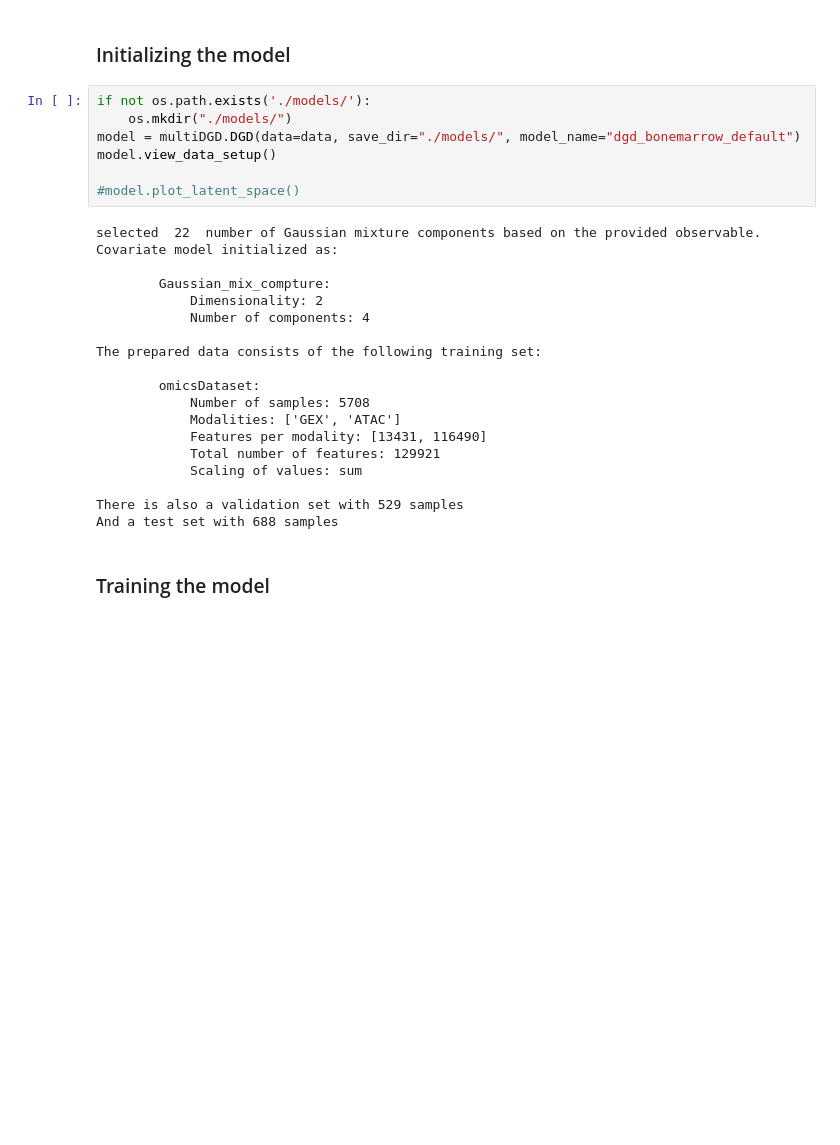
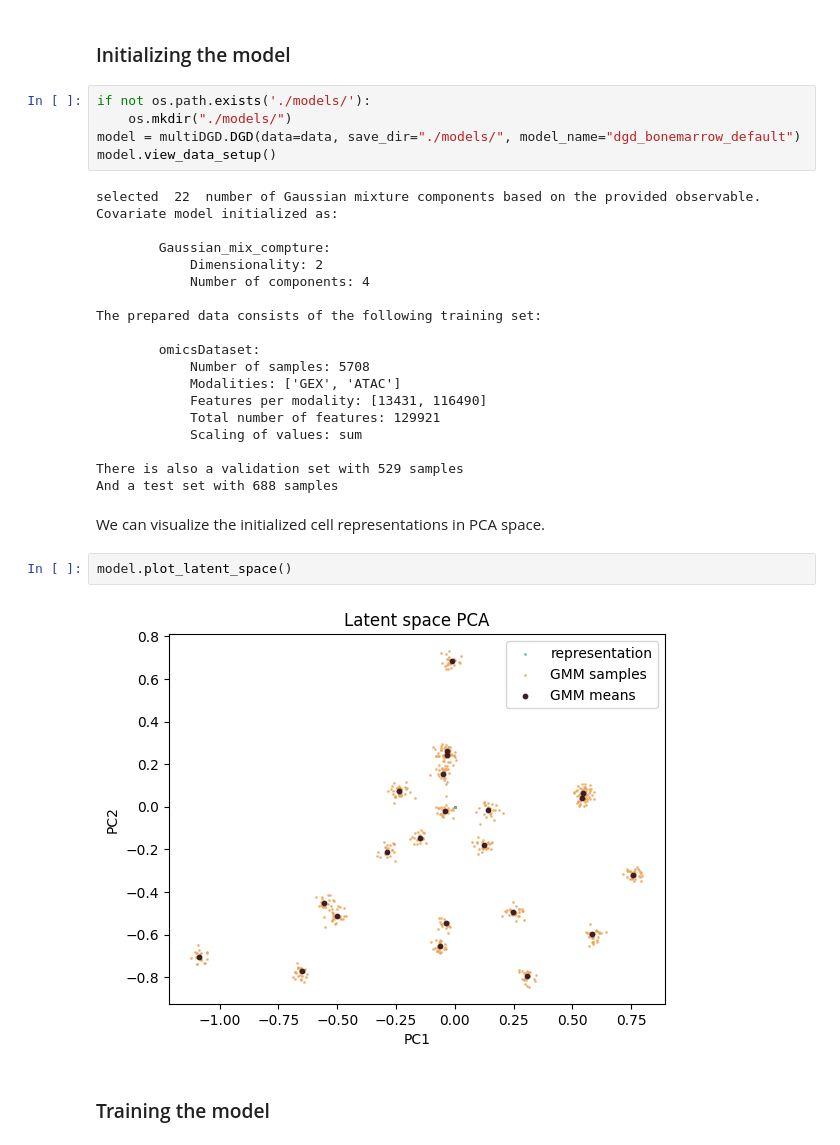
Before and after one commit to Center-for-Health-Data-Science/multiDGD, a Jupyter notebook: tutorials/example_adata_bonemarrow.ipynb, the cells around one changed output. Cells and saved outputs as stored; diff of their text form; blank space fills up the shorter version.

```diff
--- a/tutorials/example_adata_bonemarrow.ipynb
+++ b/tutorials/example_adata_bonemarrow.ipynb
@@ -53,8 +65,6 @@ if not os.path.exists('./models/'):
     os.mkdir("./models/")
 model = multiDGD.DGD(data=data, save_dir="./models/", model_name="dgd_bonemarrow_default")
 model.view_data_setup()
-
-#model.plot_latent_space()
 # %% [output]
 selected  22  number of Gaussian mixture components based on the provided observable.
 Covariate model initialized as:
@@ -74,6 +84,12 @@ The prepared data consists of the following training set:
 
 There is also a validation set with 529 samples
 And a test set with 688 samples
+# %% [markdown]
+We can visualize the initialized cell representations in PCA space.
+# %%
+model.plot_latent_space()
+# %% [output]
+[figure, added]
 # %% [markdown]
 ### Training the model
 # %%
```
Also changed, not shown: parts of 12 cells of this notebook.
